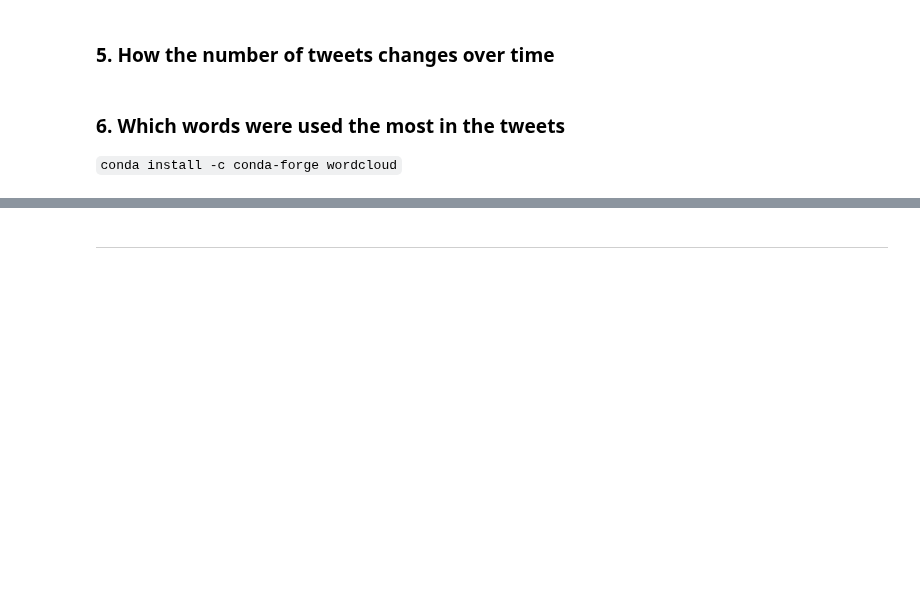
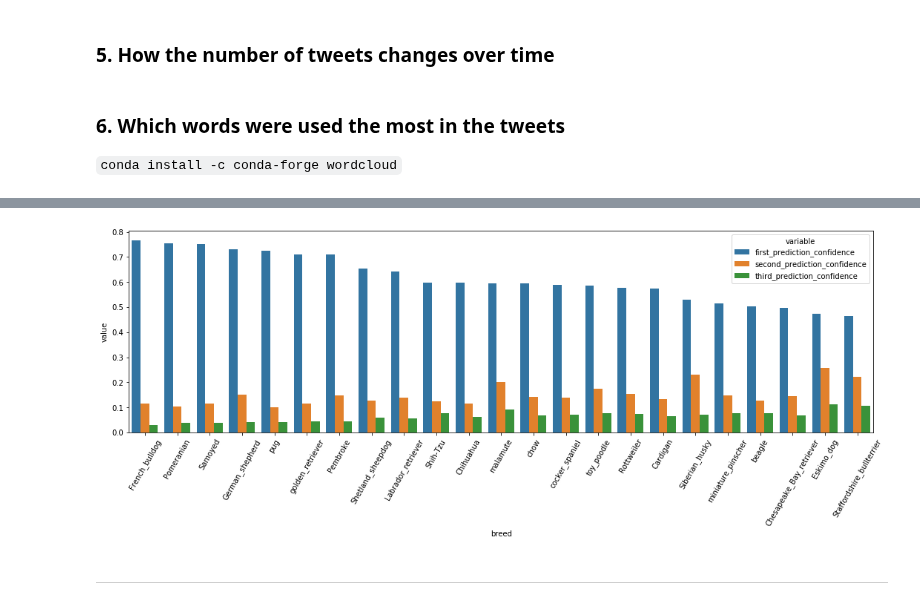
Before and after one commit to hamidkhbl/Twitter_account_data_analysis, a Jupyter notebook: wrangle_act.ipynb, the cells around one changed output, grey strips where cells are left out. Drawn from its saved outputs; the diff is of its cells as text; code cells hidden in the pictures; blank space fills up the shorter version.

Commit message:
Add breed barplot

```diff
--- a/wrangle_act.ipynb
+++ b/wrangle_act.ipynb
@@ -960,4 +961,6 @@ drawWordCloud(allTweets_processed)
 temp = df.query('is_first_prediction_dog == 1').groupby('first_prediction').count().sort_values('tweet_id',ascending=False)
 breeds = temp.query('tweet_id >= 10').index
 
-df.query('first_prediction in @breeds').groupby('first_prediction').mean().sort_values('first_prediction_confidence',ascending=False)
+data = df.query('first_prediction in @breeds').groupby('first_prediction').mean().sort_values('first_prediction_confidence',ascending=False)[['first_prediction_confidence', 'second_prediction_confidence', 'third_prediction_confidence']]
+data['breed'] = data.index
+data = data.melt(id_vars = ['breed'])
@@ -983,3 +967,9 @@ df.query('first_prediction in @breeds').groupby('first_prediction').mean().sort_
+# %%
+plt.figure(figsize=(18, 5))
+plt.xticks(rotation=60)
+sns.barplot(x='breed', y='value', hue ='variable' , data=data);
+# %% [output]
+[figure, added]
 # %% [markdown]
 __________________________________
 # %% [markdown]
```
Also changed, not shown: parts of 3 cells of this notebook.
